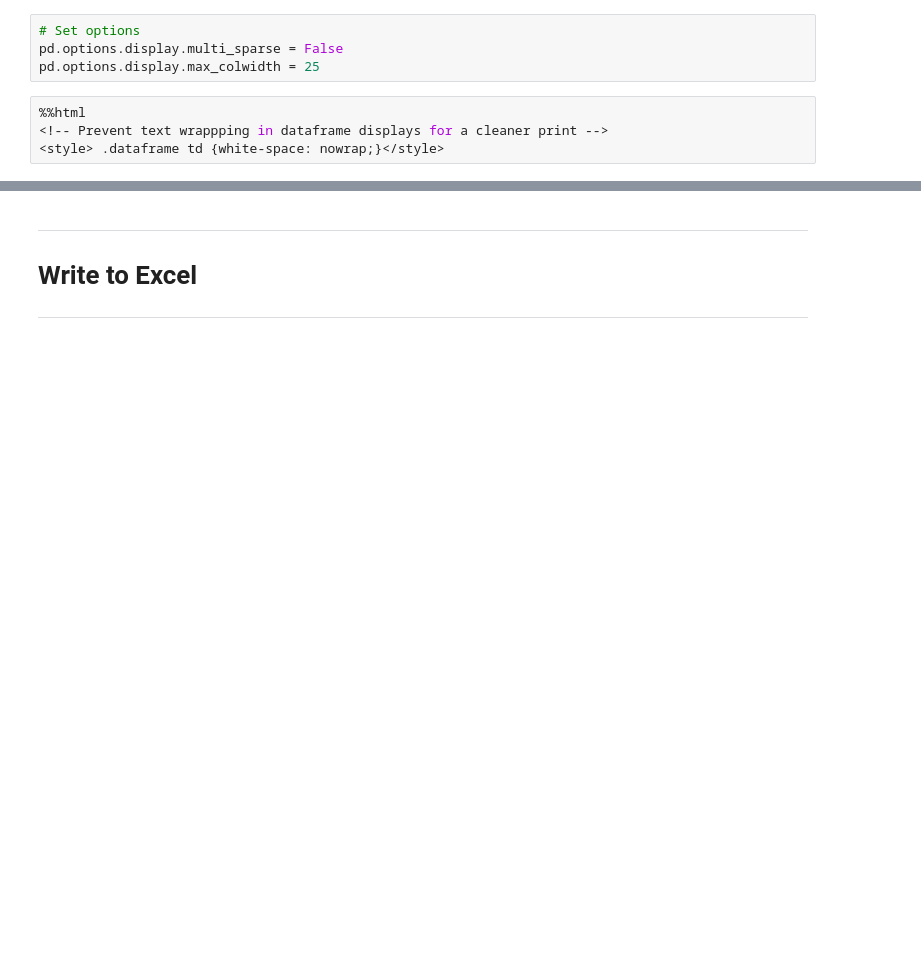
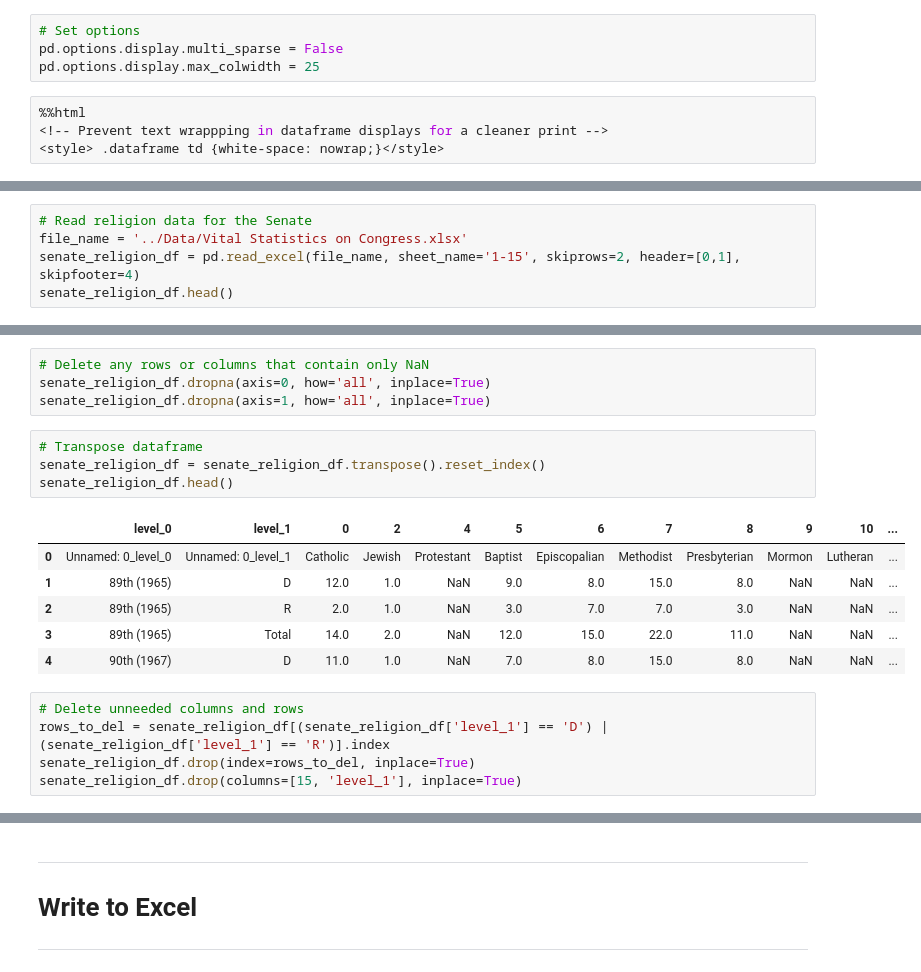
Before and after one commit to tamimcm416/congressional_activity, a Jupyter notebook: notebooks/DataPrepDemographics.ipynb, the cells around one changed output, grey strips where cells are left out. Drawn from its saved outputs; the diff is of its cells as text; blank space fills up the shorter version.

```diff
--- a/notebooks/DataPrepDemographics.ipynb
+++ b/notebooks/DataPrepDemographics.ipynb
@@ -575,0 +713,5 @@ gender_df
+# %%
+# Read religion data for the Senate
+file_name = '../Data/Vital Statistics on Congress.xlsx'
+senate_religion_df = pd.read_excel(file_name, sheet_name='1-15', skiprows=2, header=[0,1], skipfooter=4)
+senate_religion_df.head()
@@ -575,0 +727,20 @@ gender_df
+# %%
+# Delete any rows or columns that contain only NaN
+senate_religion_df.dropna(axis=0, how='all', inplace=True)
+senate_religion_df.dropna(axis=1, how='all', inplace=True)
+# %%
+# Transpose dataframe
+senate_religion_df = senate_religion_df.transpose().reset_index()
+senate_religion_df.head()
+# %% [output]
+|  | level_0 | level_1 | 0 | 2 | 4 | 5 | 6 | 7 | 8 | 9 | 10 | ... |
+| 0 | Unnamed: 0_level_0 | Unnamed: 0_level_1 | Catholic | Jewish | Protestant | Baptist | Episcopalian | Methodist | Presbyterian | Mormon | Lutheran | ... |
+| 1 | 89th (1965) | D | 12.0 | 1.0 | NaN | 9.0 | 8.0 | 15.0 | 8.0 | NaN | NaN | ... |
+| 2 | 89th (1965) | R | 2.0 | 1.0 | NaN | 3.0 | 7.0 | 7.0 | 3.0 | NaN | NaN | ... |
+| 3 | 89th (1965) | Total | 14.0 | 2.0 | NaN | 12.0 | 15.0 | 22.0 | 11.0 | NaN | NaN | ... |
+| 4 | 90th (1967) | D | 11.0 | 1.0 | NaN | 7.0 | 8.0 | 15.0 | 8.0 | NaN | NaN | ... |
+# %%
+# Delete unneeded columns and rows
+rows_to_del = senate_religion_df[(senate_religion_df['level_1'] == 'D') | (senate_religion_df['level_1'] == 'R')].index
+senate_religion_df.drop(index=rows_to_del, inplace=True)
+senate_religion_df.drop(columns=[15, 'level_1'], inplace=True)
```
Also changed, not shown: parts of 158 cells of this notebook, 2 other files.
